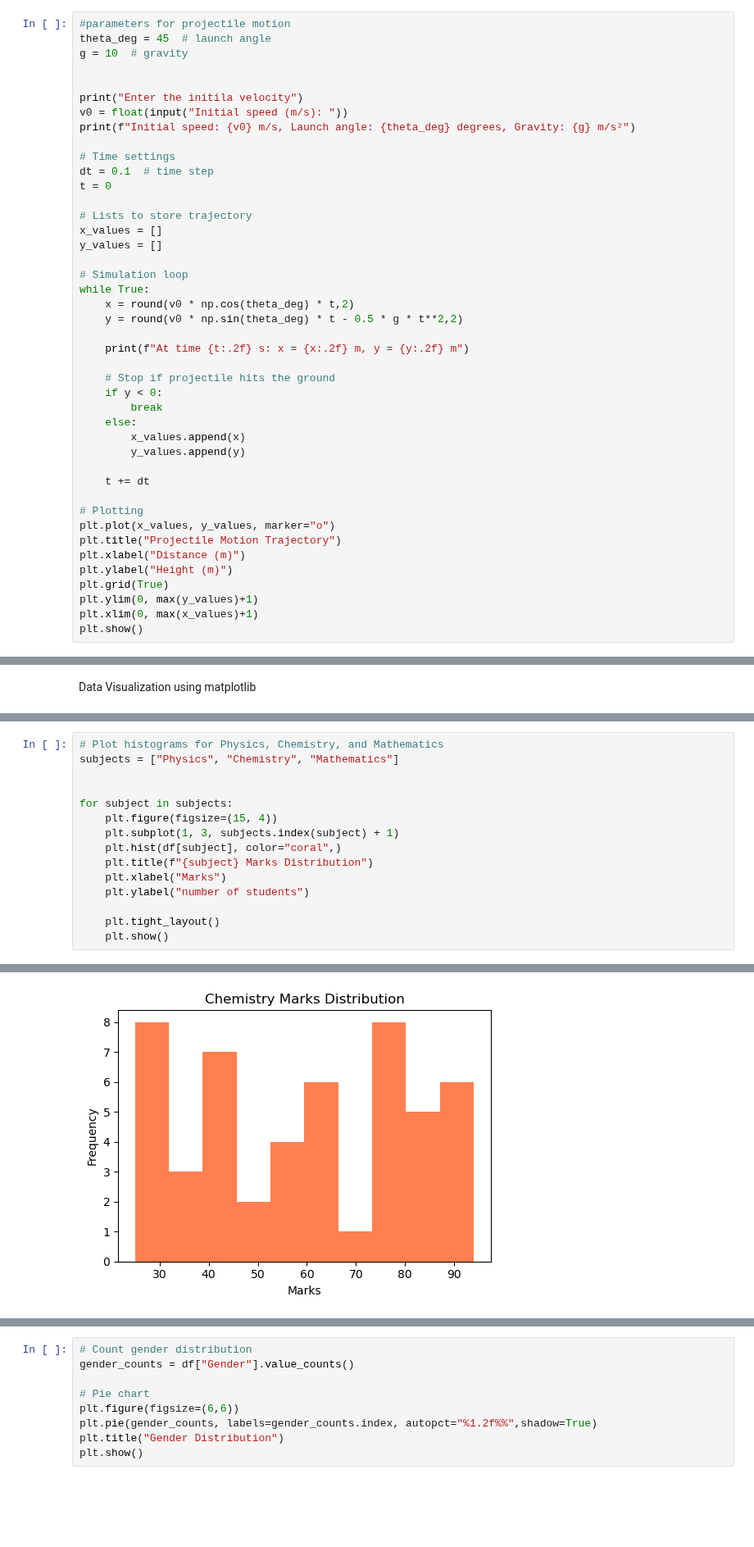
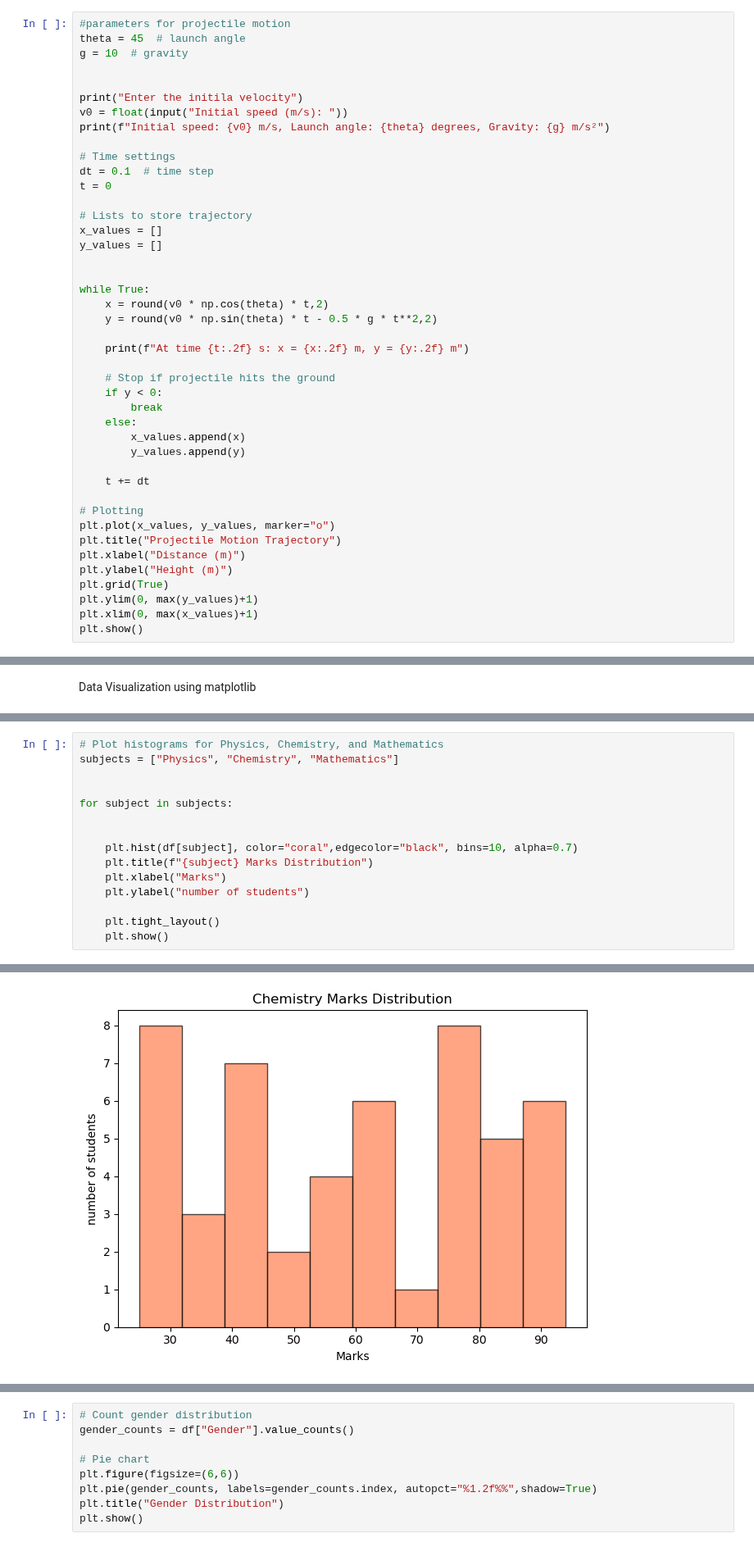
Before and after one commit to yadav-404/SICNAP_2025_yadav, a Jupyter notebook: assignments2.ipynb, the cells around one changed output, grey strips where cells are left out. Shown at 82% size. Saved outputs shown, nothing was run; the diff lists cells and outputs as text; blank space fills up the shorter version.

```diff
--- a/assignments2.ipynb
+++ b/assignments2.ipynb
@@ -74,13 +74,13 @@ Time values: [0.0, 0.1, 0.2, 0.3, 0.4, 0.5, 0.6, 0.7, 0.8, 0.9, 1.0, 1.1, 1.2, 1
 ## Task 1.2 Projectile motion
 # %%
 #parameters for projectile motion
-theta_deg = 45  # launch angle
+theta = 45  # launch angle
 g = 10  # gravity
 
 
 print("Enter the initila velocity")
 v0 = float(input("Initial speed (m/s): "))
-print(f"Initial speed: {v0} m/s, Launch angle: {theta_deg} degrees, Gravity: {g} m/s²")
+print(f"Initial speed: {v0} m/s, Launch angle: {theta} degrees, Gravity: {g} m/s²")
 
 # Time settings
 dt = 0.1  # time step
@@ -90,10 +90,10 @@ t = 0
 x_values = []
 y_values = []
 
-# Simulation loop
+
 while True:
-    x = round(v0 * np.cos(theta_deg) * t,2)
-    y = round(v0 * np.sin(theta_deg) * t - 0.5 * g * t**2,2)
+    x = round(v0 * np.cos(theta) * t,2)
+    y = round(v0 * np.sin(theta) * t - 0.5 * g * t**2,2)
 
     print(f"At time {t:.2f} s: x = {x:.2f} m, y = {y:.2f} m")
 
@@ -375,9 +395,9 @@ subjects = ["Physics", "Chemistry", "Mathematics"]
 
 
 for subject in subjects:
-    plt.figure(figsize=(15, 4))
-    plt.subplot(1, 3, subjects.index(subject) + 1)
-    plt.hist(df[subject], color="coral",)
+
+
+    plt.hist(df[subject], color="coral",edgecolor="black", bins=10, alpha=0.7)
     plt.title(f"{subject} Marks Distribution")
     plt.xlabel("Marks")
     plt.ylabel("number of students")
@@ -389 +409 @@ for subject in subjects:
-[figure, old version]
+[figure, new version]
```
Also changed, not shown: parts of 15 cells of this notebook, 1 other file.
